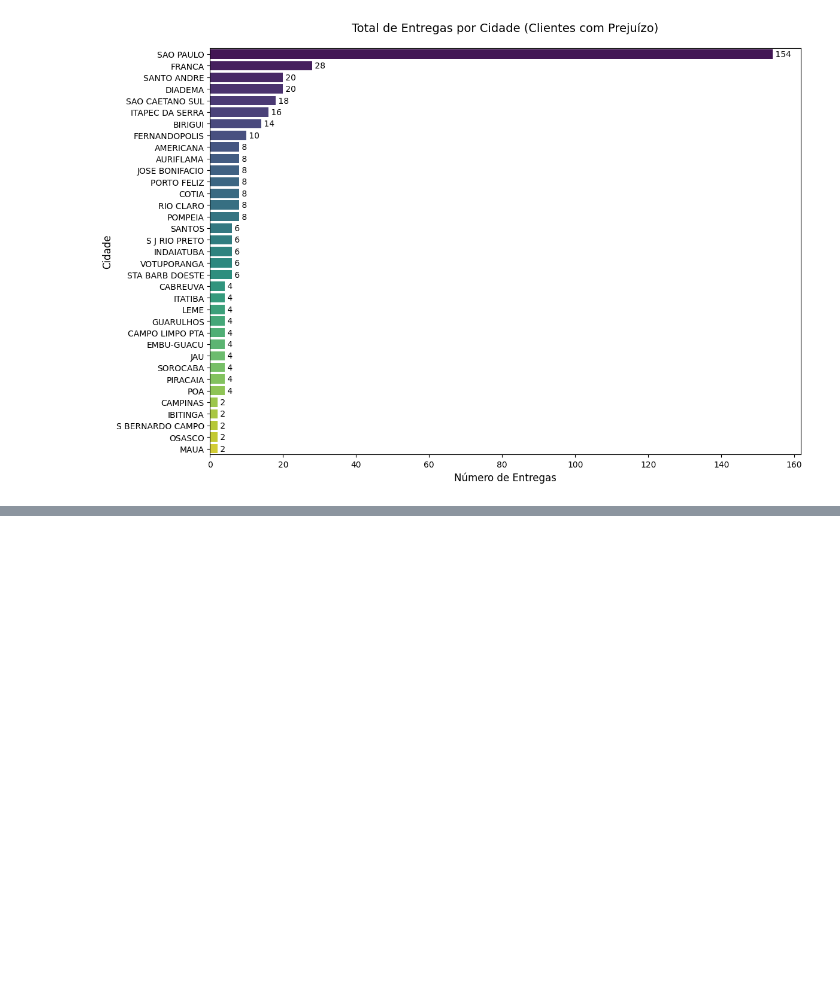
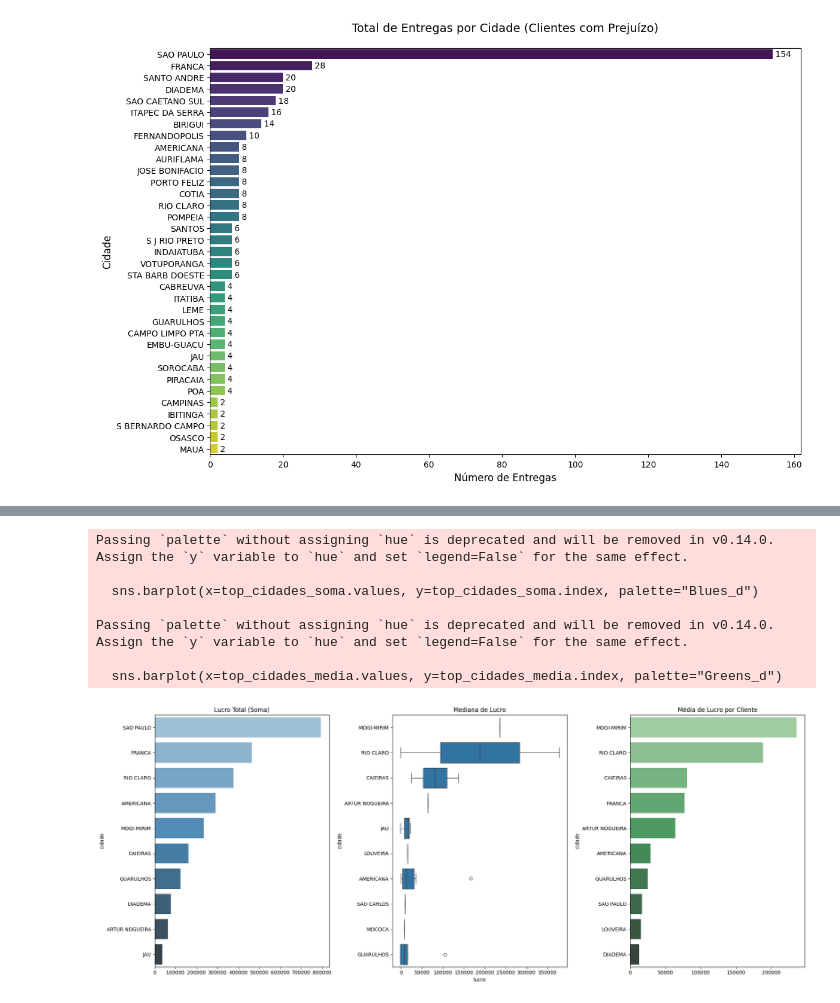
Before and after one commit to 1da1ana1/Case_Itau, a Jupyter notebook: CaseItau.ipynb, the cells around one changed output, grey strips where cells are left out. Saved outputs shown, nothing was run; the diff lists cells and outputs as text; code cells hidden in the pictures; blank space fills up the shorter version.

```diff
--- a/CaseItau.ipynb
+++ b/CaseItau.ipynb
@@ -534,0 +578,29 @@ round(var_entregas,2).sort_values(by='min',ascending=False)
+# %%
+plt.figure(figsize=(20, 8))
+
+# Gráfico 1: Soma Total
+plt.subplot(1, 3, 1)
+sns.barplot(x=top_cidades_soma.values, y=top_cidades_soma.index, palette="Blues_d")
+plt.title("Lucro Total (Soma)")
+
+# Gráfico 2: Mediana
+plt.subplot(1, 3, 2)
+sns.boxplot(data=df[df['cidade'].isin(top_cidades_mediana.index)], x='lucro', y='cidade', order=top_cidades_mediana.index)
+plt.title("Mediana de Lucro")
+
+# Gráfico 3: Média
+plt.subplot(1, 3, 3)
+sns.barplot(x=top_cidades_media.values, y=top_cidades_media.index, palette="Greens_d")
+plt.title("Média de Lucro por Cliente")
+
+plt.tight_layout()
+plt.show()
+# %% [output]
+Passing `palette` without assigning `hue` is deprecated and will be removed in v0.14.0. Assign the `y` variable to `hue` and set `legend=False` for the same effect.
+
+  sns.barplot(x=top_cidades_soma.values, y=top_cidades_soma.index, palette="Blues_d")
+
+Passing `palette` without assigning `hue` is deprecated and will be removed in v0.14.0. Assign the `y` variable to `hue` and set `legend=False` for the same effect.
+
+  sns.barplot(x=top_cidades_media.values, y=top_cidades_media.index, palette="Greens_d")
+[figure, added]
```
Also changed, not shown: parts of 17 cells of this notebook.
